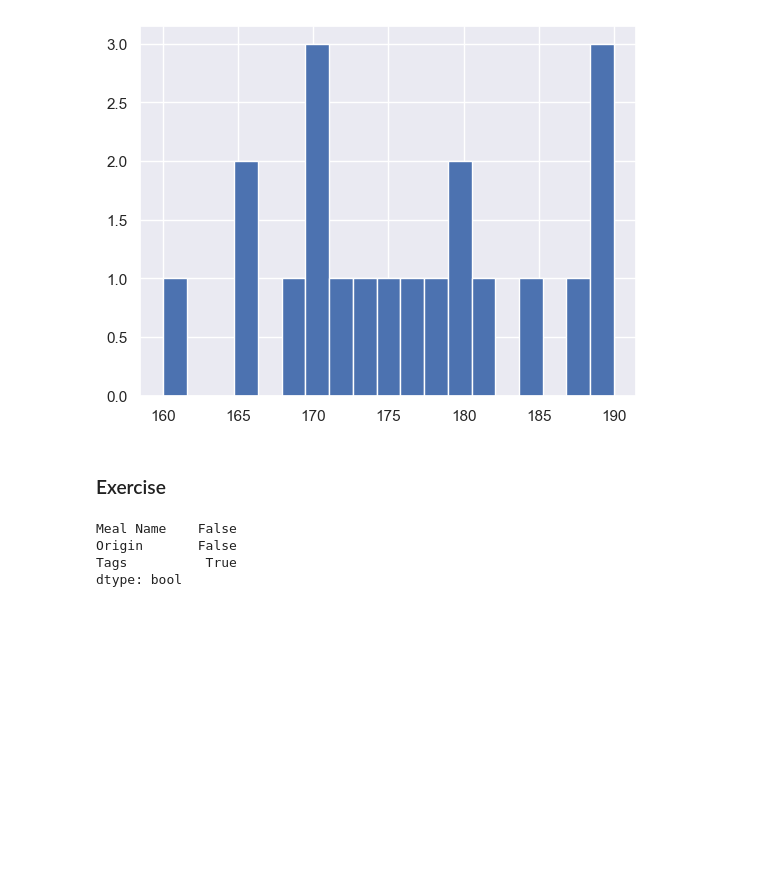
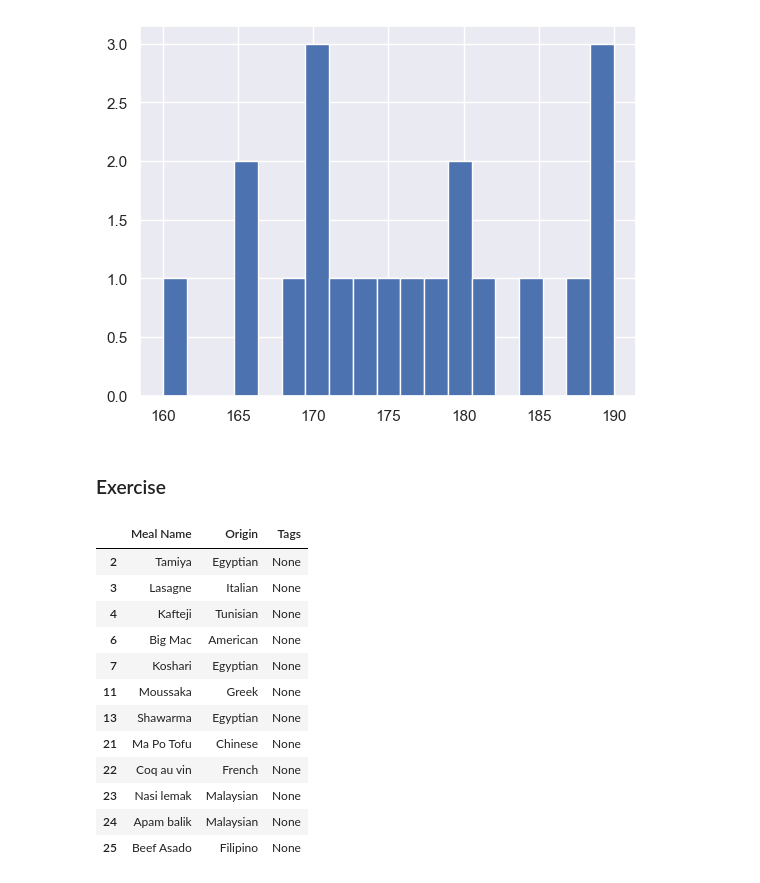
Before and after one commit to HerbSek/Learning-Data-Science, a Jupyter notebook: numpy.ipynb, the cells around one changed output. Saved outputs shown, nothing was run; the diff lists cells and outputs as text; code cells hidden in the pictures; blank space fills up the shorter version.

```diff
--- a/numpy.ipynb
+++ b/numpy.ipynb
@@ -775,24 +776,33 @@ print(np.mean(data))
 # %%
 import pandas as pd
 import numpy as np
 
 file = pd.read_json('food_data.json')
-data = np.array(file['meals'][0:25])
+data = np.array(file['meals'])
 # print(data)
 my_array = []
 for i ,row in enumerate(data):
     my_array.append([row['strMeal'], row['strArea'],row['strTags'],(i+1)])
 my_array = np.array(my_array)
 index_array = np.arange(len(my_array))
 index_array += 1
 my_array[:,0]
 my_dataframe = pd.DataFrame({'Meal Name':my_array[:,0], 'Origin':my_array[:,1], 'Tags':my_array[:,2]}, index=index_array)
-my_dataframe.isnull().any()
+my_dataframe.loc[my_dataframe['Tags'].isnull()]
 # %% [output]
-Meal Name    False
-Origin       False
-Tags          True
-dtype: bool
+|  | Meal Name | Origin | Tags |
+| 2 | Tamiya | Egyptian | None |
+| 3 | Lasagne | Italian | None |
+| 4 | Kafteji | Tunisian | None |
+| 6 | Big Mac | American | None |
+| 7 | Koshari | Egyptian | None |
+| 11 | Moussaka | Greek | None |
+| 13 | Shawarma | Egyptian | None |
+| 21 | Ma Po Tofu | Chinese | None |
+| 22 | Coq au vin | French | None |
+| 23 | Nasi lemak | Malaysian | None |
+| 24 | Apam balik | Malaysian | None |
+| 25 | Beef Asado | Filipino | None |
 # %%
 import numpy as np
 import pandas as pd
```
Also changed, not shown: parts of 3 cells of this notebook.
